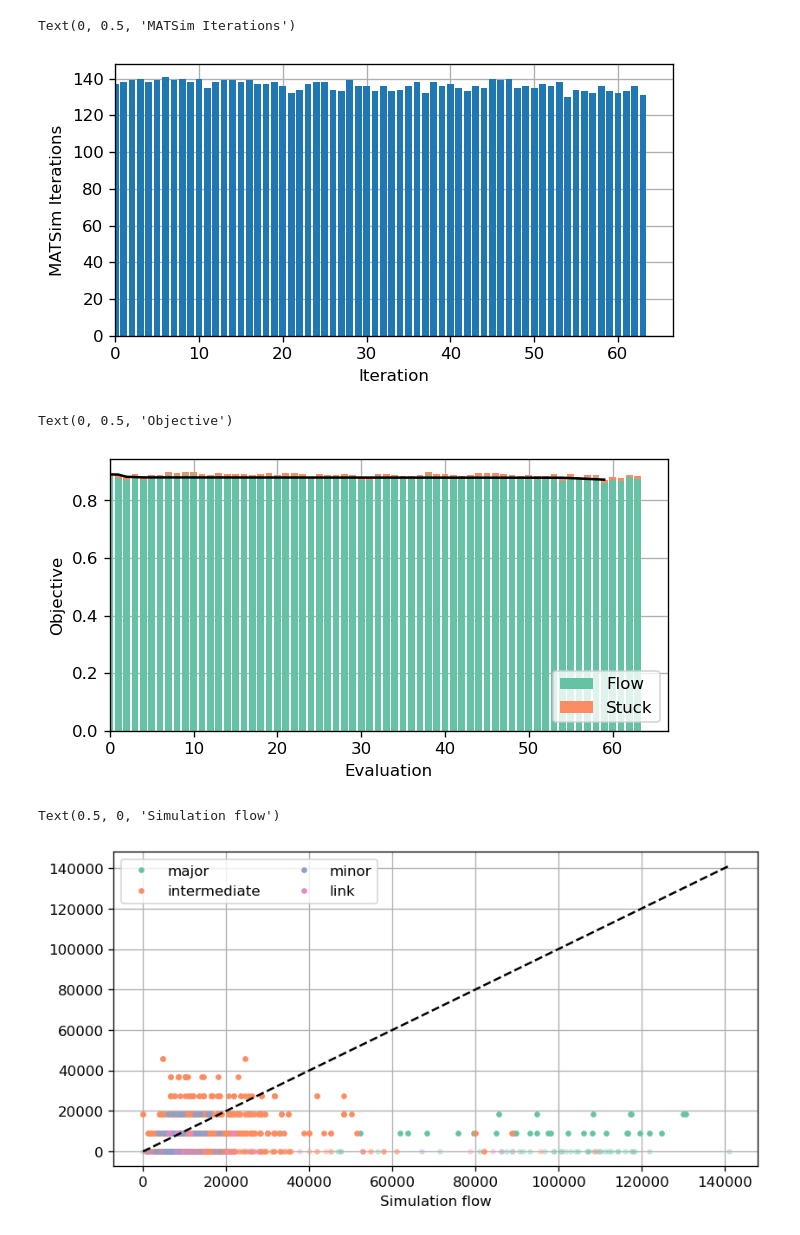
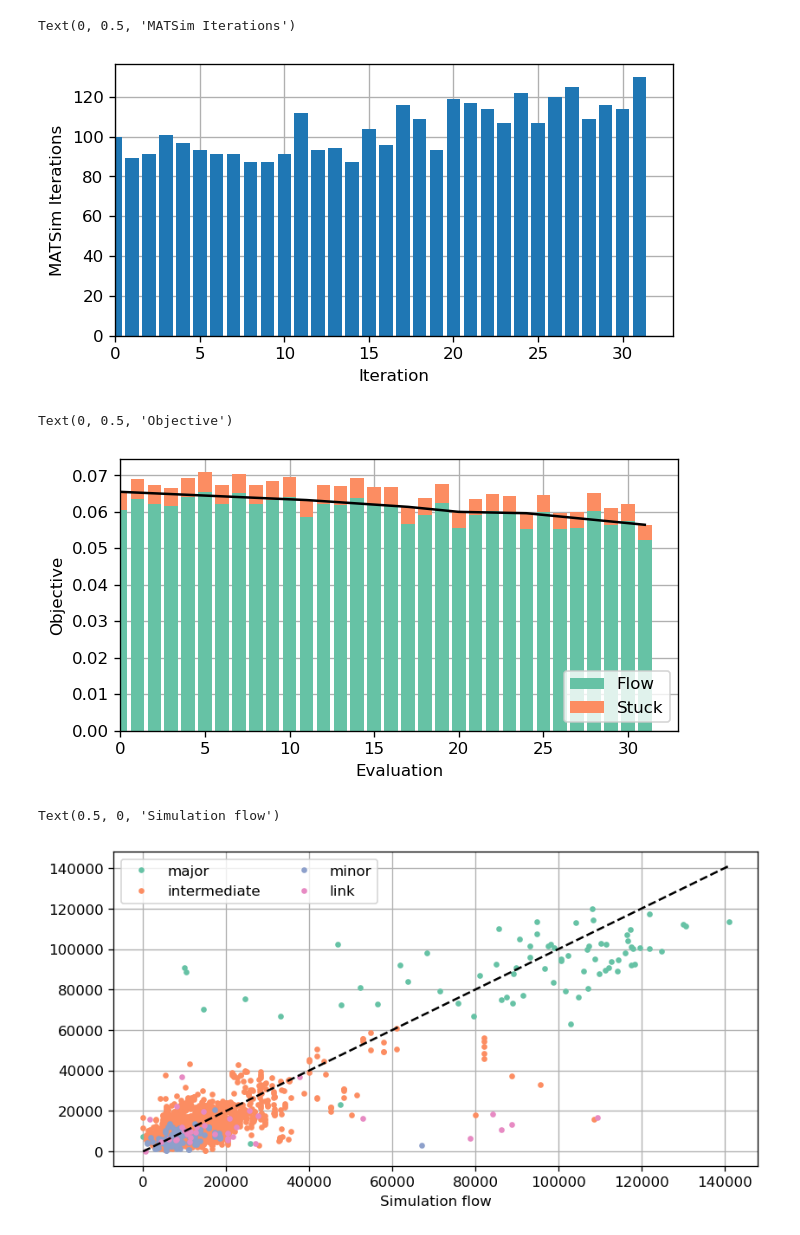
Before and after one commit to sebhoerl/boptx, a Jupyter notebook: examples/eqasim/Daily Flow.ipynb, the cells around one changed output. Saved outputs shown, nothing was run; the diff lists cells and outputs as text; code cells hidden in the pictures.

Commit message:
Update flow calibration

```diff
--- a/examples/eqasim/Daily Flow.ipynb
+++ b/examples/eqasim/Daily Flow.ipynb
@@ -14,5 +14,5 @@ calibration_daily_flow.p                      100% 8371KB  24.2MB/s   00:00
 # %%
-with open("calibration_daily_flow.p", "rb") as f:
+with open("calibration_daily_flow_14june.p", "rb") as f:
     data = pickle.load(f)
 # %%
 indices = [
@@ -35,7 +35,7 @@ stuck_objectives = np.array([
     for evaluation in data["evaluations"] if not evaluation["transitional"]
 ])
 
-flow_objectives = np.array([
+flow_objectives = 0.1 * np.array([
     evaluation["information"]["matsim"]["components"]["flow"]["objective"]
     for evaluation in data["evaluations"] if not evaluation["transitional"]
 ])
@@ -56,7 +56,7 @@ plt.xlabel("Iteration")
 plt.ylabel("MATSim Iterations")
 # %% [output]
 Text(0, 0.5, 'MATSim Iterations')
-[figure, old version]
+[figure, new version]
 # %%
 best_indices = [0]
 
@@ -70,28 +70,28 @@ best_objectives = [objectives[i] for i in best_indices]
 # %%
 plt.figure(dpi = 120, figsize = (6, 3))
 
 lower = np.zeros((len(evaluations),))
 
 plt.bar(evaluations, lower + flow_objectives, bottom = lower, color = colors[0],
                  label = "Flow", zorder = 2, linewidth = 0.0)
-lower += mode_share_objectives
+lower += flow_objectives
 
 plt.bar(evaluations, stuck_objectives, bottom = lower, color = colors[1],
                  label = "Stuck", zorder = 2, linewidth = 0.0)
 
 unique_indices = np.unique(best_indices, return_index = True)[1]
 plt.plot(evaluations[unique_indices], objectives[unique_indices], "k")
 
 plt.legend(loc = "best")
 plt.grid(zorder = 0)
 plt.xlim([0, None])
 plt.ylim([0, None])
 
 plt.xlabel("Evaluation")
 plt.ylabel("Objective")
 # %% [output]
 Text(0, 0.5, 'Objective')
-[figure, old version]
+[figure, new version]
 # %%
 df_osm = pd.read_csv("/home/shoerl/explo22/data/network_matching.csv", sep = ";")[["simulation_id", "osm"]]
 df_osm = df_osm.rename(columns = { "simulation_id": "link_id" })
@@ -136,7 +136,7 @@ plt.xlabel("Reference flow")
 plt.xlabel("Simulation flow")
 # %% [output]
 Text(0.5, 0, 'Simulation flow')
-[figure, old version]
+[figure, new version]
 # %%
 plt.figure(figsize = (8, 4), dpi = 120)
 
```
Also changed, not shown: parts of 2 cells of this notebook, 2 other files.
